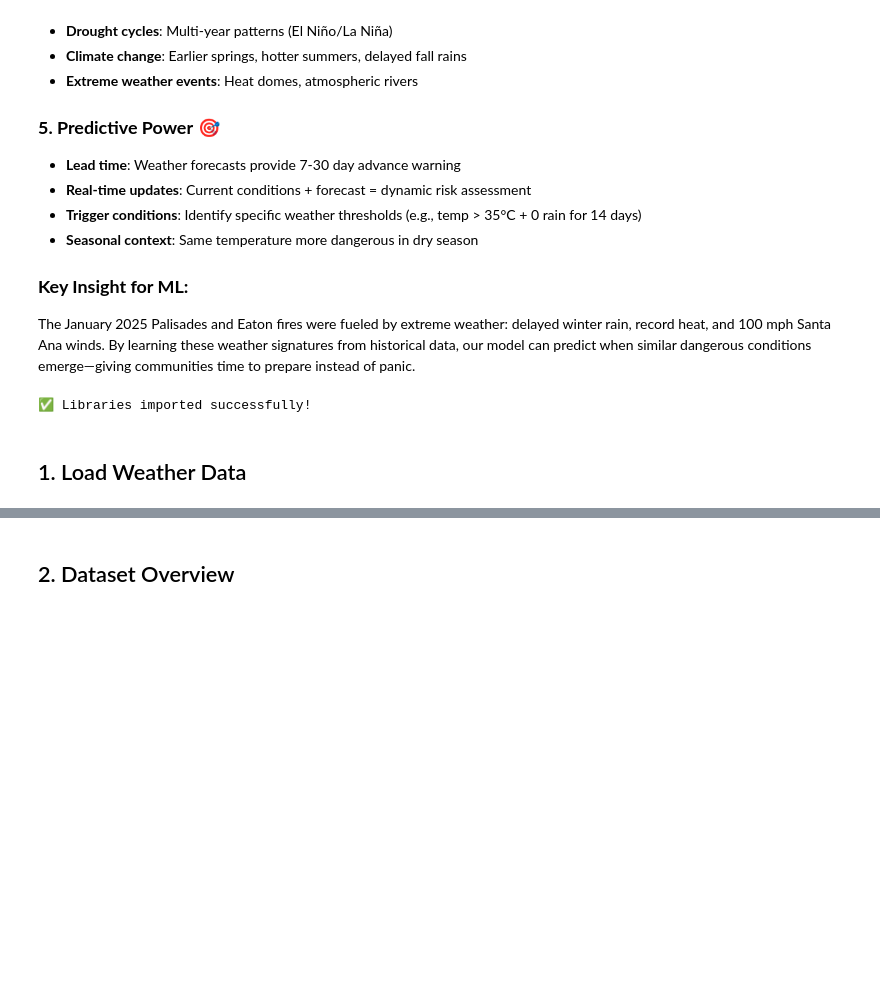
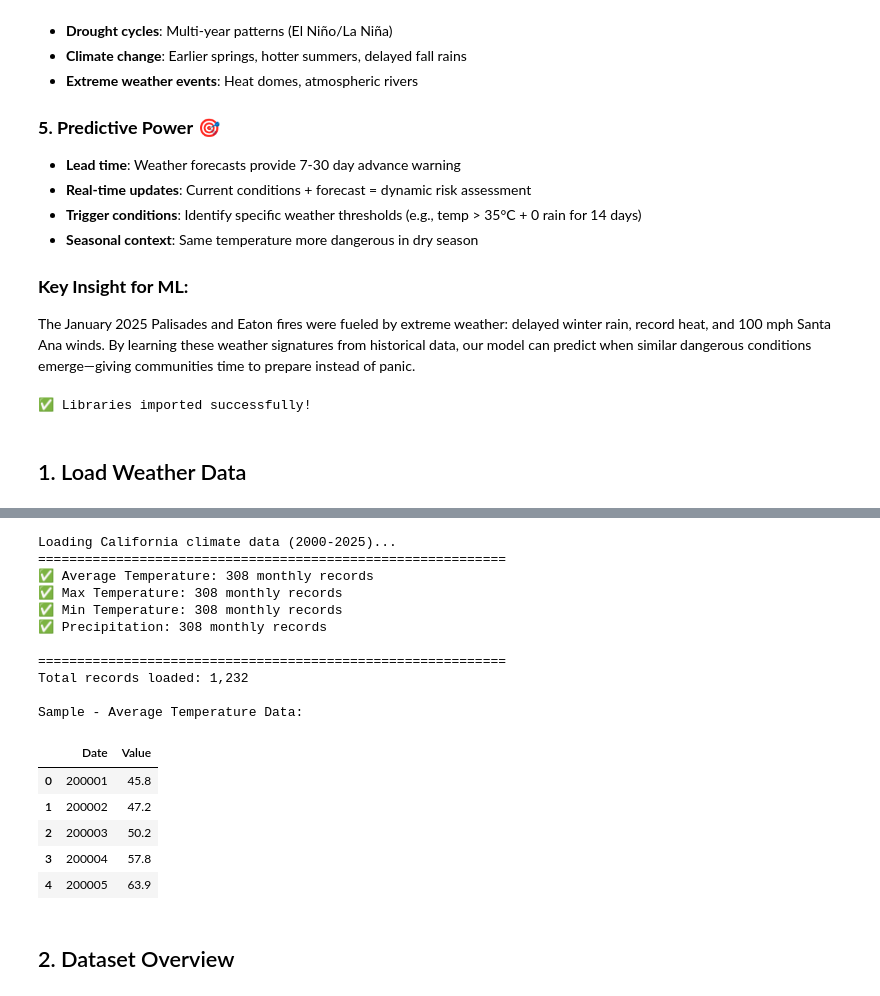
Before and after one commit to ftavafi/california-wildfire-risk-prediction-platform, a Jupyter notebook: notebooks/02_weather_data_ingestion.ipynb, the cells around one changed output, grey strips where cells are left out. Drawn from its saved outputs; the diff is of its cells as text; code cells hidden in the pictures; blank space fills up the shorter version.

```diff
--- a/notebooks/02_weather_data_ingestion.ipynb
+++ b/notebooks/02_weather_data_ingestion.ipynb
@@ -139,2 +100,52 @@ First 5 weather records:
+# %%
+# Load the 4 climate data files
+data_dir = Path('../data/raw/weather/')
+
+# File paths
+avg_temp_file = data_dir / 'California-Average-Monthly-Temperature-2000-2025.csv'
+max_temp_file = data_dir / 'California-Max-Monthly-Temperature-2000-2025.csv'
+min_temp_file = data_dir / 'California-Min-Monthly-Temperature-2000-2025.csv'
+precip_file = data_dir / 'California-Monthly-Precipitation-2000-2025.csv'
+
+# Load each file (skip first 2 comment lines)
+print("Loading California climate data (2000-2025)...")
+print("=" * 60)
+
+avg_temp_df = pd.read_csv(avg_temp_file, comment='#')
+print(f"✅ Average Temperature: {len(avg_temp_df)} monthly records")
+
+max_temp_df = pd.read_csv(max_temp_file, comment='#')
+print(f"✅ Max Temperature: {len(max_temp_df)} monthly records")
+
+min_temp_df = pd.read_csv(min_temp_file, comment='#')
+print(f"✅ Min Temperature: {len(min_temp_df)} monthly records")
+
+precip_df = pd.read_csv(precip_file, comment='#')
+print(f"✅ Precipitation: {len(precip_df)} monthly records")
+
+print("\n" + "=" * 60)
+print(f"Total records loaded: {len(avg_temp_df) + len(max_temp_df) + len(min_temp_df) + len(precip_df):,}")
+
+# Show sample of average temperature data
+print("\nSample - Average Temperature Data:")
+avg_temp_df.head()
+# %% [output]
+Loading California climate data (2000-2025)...
+============================================================
+✅ Average Temperature: 308 monthly records
+✅ Max Temperature: 308 monthly records
+✅ Min Temperature: 308 monthly records
+✅ Precipitation: 308 monthly records
+
+============================================================
+Total records loaded: 1,232
+
+Sample - Average Temperature Data:
+|  | Date | Value |
+| 0 | 200001 | 45.8 |
+| 1 | 200002 | 47.2 |
+| 2 | 200003 | 50.2 |
+| 3 | 200004 | 57.8 |
+| 4 | 200005 | 63.9 |
 # %% [markdown]
 ## 2. Dataset Overview
```
Also changed, not shown: parts of 12 cells of this notebook, 1 other file.
